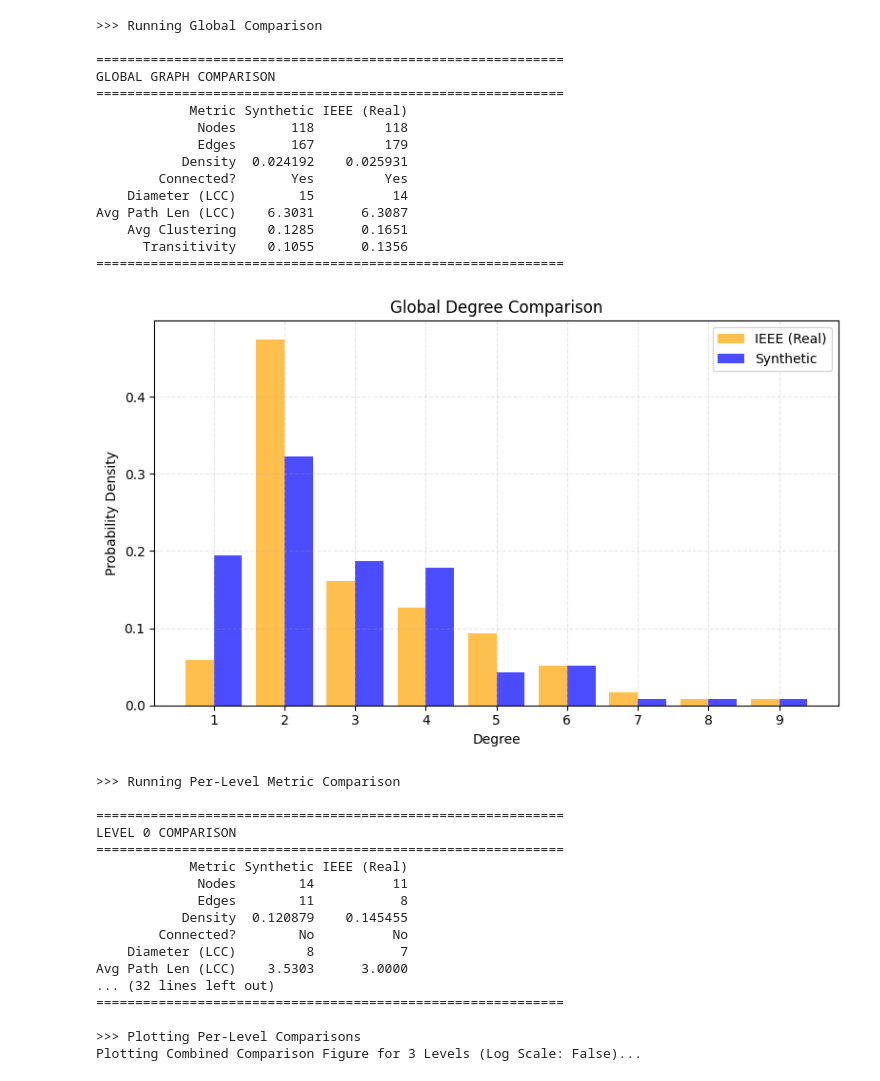
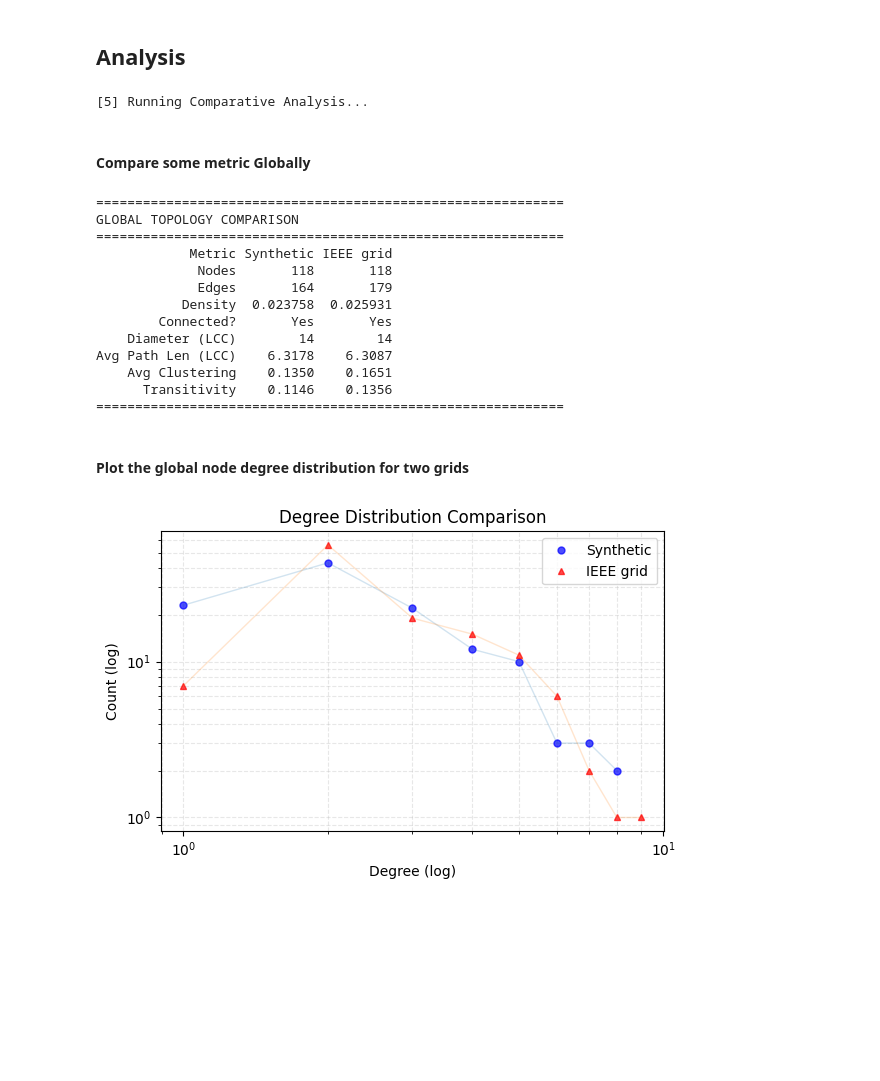
Before and after one commit to cookbook-ms/Chung_Lu_Chain-synthesizer, a Jupyter notebook: ieee_test.ipynb, the cells around one changed output. Saved outputs shown, nothing was run; the diff lists cells and outputs as text; code cells hidden in the pictures; blank space fills up the shorter version.

Commit message:
ieee test comparison

```diff
--- a/ieee_test.ipynb
+++ b/ieee_test.ipynb
@@ -139,36 +91,37 @@ Avg Path Len (LCC)    6.7487      6.7736
+# %% [markdown]
+## Analysis
+# %%
+#5. Compare using the Library Module
+print("\n[5] Running Comparative Analysis...")
+comparator = GraphComparator(
+    synth_graph=synthetic_graph,
+    ref_graph=graph_real,
+    synth_label="Synthetic",
+    ref_label="IEEE grid"
+)
+# %% [output]
+[5] Running Comparative Analysis...
+# %% [markdown]
+#### Compare some metric Globally
+# %%
+comparator.print_metric_comparison(title="GLOBAL TOPOLOGY COMPARISON")
+# %% [output]
+============================================================
+GLOBAL TOPOLOGY COMPARISON
+============================================================
+            Metric Synthetic IEEE grid
+             Nodes       118       118
+             Edges       164       179
+           Density  0.023758  0.025931
+        Connected?       Yes       Yes
+    Diameter (LCC)        14        14
+Avg Path Len (LCC)    6.3178    6.3087
+    Avg Clustering    0.1350    0.1651
+      Transitivity    0.1146    0.1356
+============================================================
+# %% [markdown]
+#### Plot the global node degree distribution for two grids
 # %%
-comparator.run_full_comparison(log_scale=False)
+comparator.plot_degree_comparison(log_scale=True, fig_size=(6,4), show_lines=True,)
 # %% [output]
->>> Running Global Comparison
-
-============================================================
-GLOBAL GRAPH COMPARISON
-============================================================
-            Metric Synthetic IEEE (Real)
-             Nodes       118         118
-             Edges       167         179
-           Density  0.024192    0.025931
-        Connected?       Yes         Yes
-    Diameter (LCC)        15          14
-Avg Path Len (LCC)    6.3031      6.3087
-    Avg Clustering    0.1285      0.1651
-      Transitivity    0.1055      0.1356
-============================================================
-[figure, old version]
+[figure, new version]
->>> Running Per-Level Metric Comparison
-
-============================================================
-LEVEL 0 COMPARISON
-============================================================
-            Metric Synthetic IEEE (Real)
-             Nodes        14          11
-             Edges        11           8
-           Density  0.120879    0.145455
-        Connected?        No          No
-    Diameter (LCC)         8           7
-Avg Path Len (LCC)    3.5303      3.0000
-... (32 lines left out)
-============================================================
-
->>> Plotting Per-Level Comparisons
-Plotting Combined Comparison Figure for 3 Levels (Log Scale: False)...
```
Also changed, not shown: parts of 22 cells of this notebook, 3 other files.
